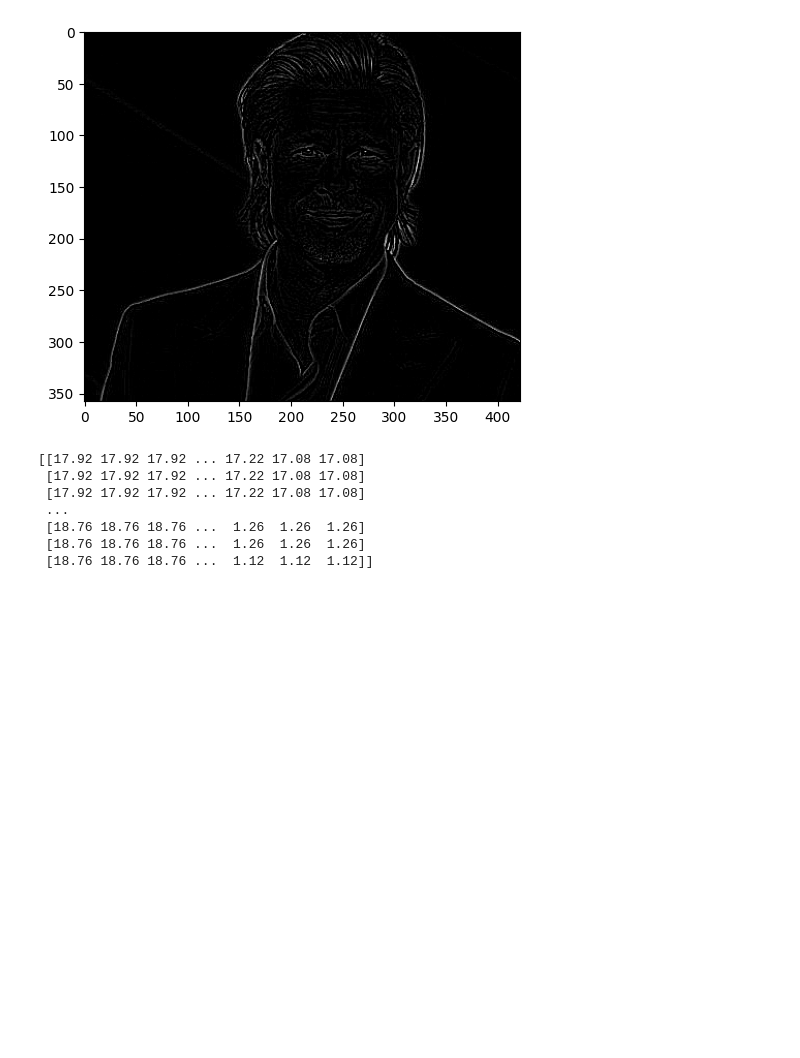
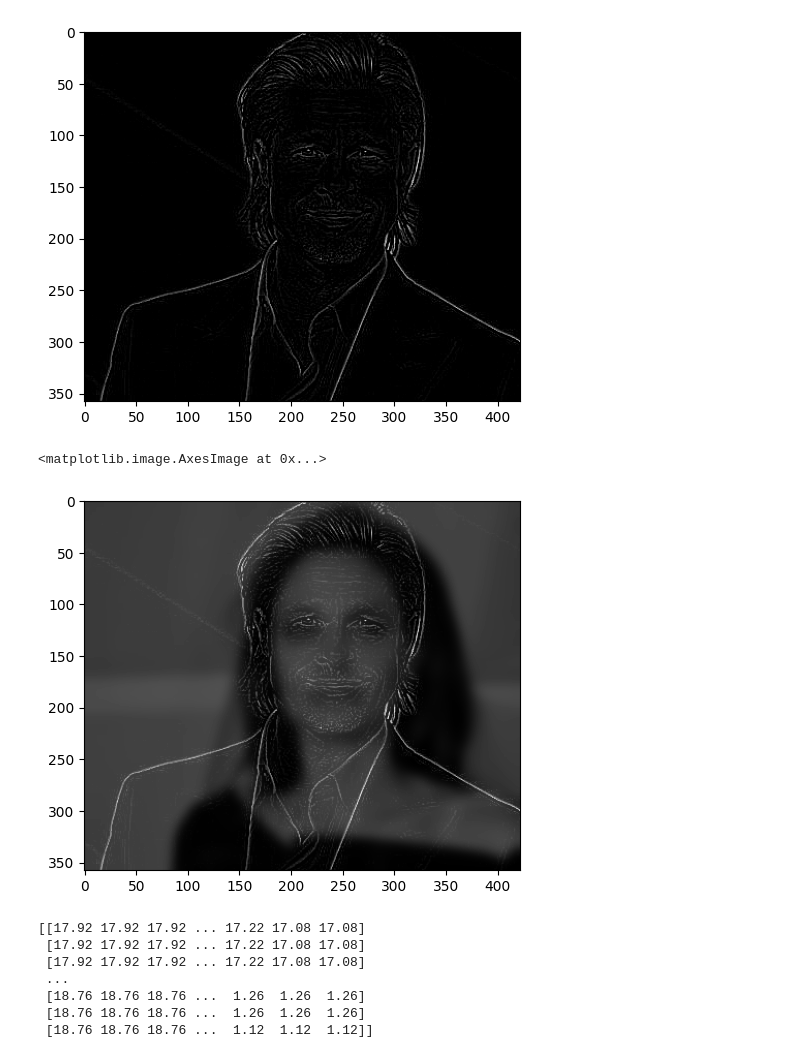
Before and after one commit to revekkadiana/Visi-n_Artificial, a Jupyter notebook: Prac04-Filtros.ipynb, the cells around one changed output. Saved outputs shown, nothing was run; the diff lists cells and outputs as text; code cells hidden in the pictures; blank space fills up the shorter version.

```diff
--- a/Prac04-Filtros.ipynb
+++ b/Prac04-Filtros.ipynb
@@ -493,6 +494,18 @@ plt.imshow(img2_paso_alto, cmap="gray")
 # %% [output]
 <matplotlib.image.AxesImage at 0x...>
 [figure]
+# %%
+img1_gaus=img1_gaus/255.0
+img2_paso_alto=img2_paso_alto/255.0
+parametro1=0.14
+parametro2=0.86
+img3 = img1_gaus*parametro1 + img2_paso_alto*parametro2
+img3=np.clip(img3,0,1)
+(img3*255).astype(np.uint8)
+plt.imshow(img3, cmap="gray")
+# %% [output]
+<matplotlib.image.AxesImage at 0x...>
+[figure, added]
 # %%
 img1_gaus=img1_gaus.astype(float)
 img2_paso_alto=img2_paso_alto.astype(float)
```
Also changed, not shown: parts of 4 cells of this notebook, 6 other files.
